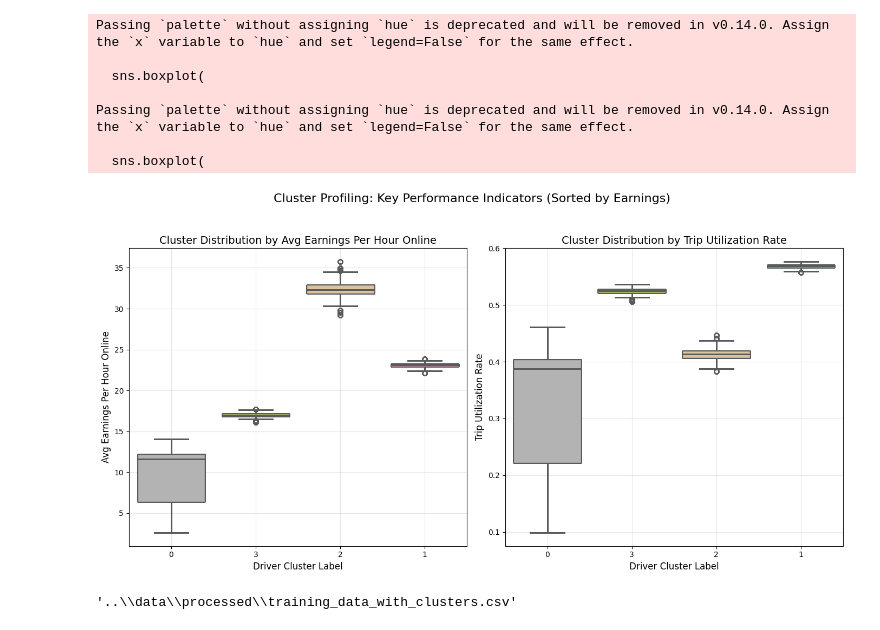
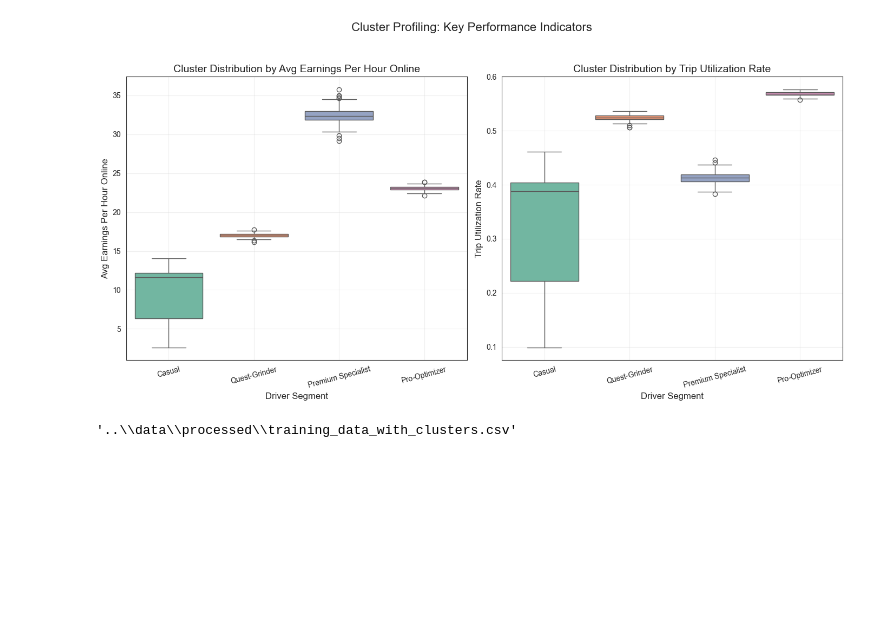
Before and after one commit to burhanhajee/uber-cohort-analysis, a Jupyter notebook: notebooks/03_model_analysis_and_storytelling.ipynb, the cells around one changed output. Saved outputs shown, nothing was run; the diff lists cells and outputs as text; code cells hidden in the pictures; blank space fills up the shorter version.

```diff
--- a/notebooks/03_model_analysis_and_storytelling.ipynb
+++ b/notebooks/03_model_analysis_and_storytelling.ipynb
@@ -78,37 +81,50 @@ plt.show()
 # %%
-# The optimized code:
+import matplotlib.pyplot as plt
+import seaborn as sns
+
+# 1. Define your cluster mapping
+cluster_dict = {
+    0: "Casual",
+    1: "Quest-Grinder",
+    2: "Premium Specialist",
+    3: "Pro-Optimizer"
+}
+
+# 2. Map the numbers to names in a new column
+df['cluster_name'] = df['cluster_label'].map(cluster_dict)
+
 features_to_check = ['avg_earnings_per_hour_online', 'trip_utilization_rate']
 
-# 1. Increased figure size for better vertical space
+# Increased figure size for better vertical space
 plt.figure(figsize=(14, 7))
 
 for i, col in enumerate(features_to_check):
-    # 2. Used (1, 2) layout for two plots
+    # Used (1, 2) layout for two plots
     plt.subplot(1, 2, i+1)
+
     sns.boxplot(
-        x='cluster_label',
+        x='cluster_name',      # Updated to use the new named column
         y=col,
         data=df,
         palette='Set2',
-        order=df.cluster_label # Apply the sorted order
+        # If your previous order was a list of unique numbers, map them here.
+        # Otherwise, you can just list the names in your preferred order:
+        order=["Casual", "Quest-Grinder", "Premium Specialist", "Pro-Optimizer"]
     )
+
     plt.title(f'Cluster Distribution by {col.replace("_", " ").title()}', fontsize=14)
-    plt.xlabel('Driver Cluster Label', fontsize=12)
+    plt.xlabel('Driver Segment', fontsize=12) # Updated to make more sense with names
     plt.ylabel(col.replace('_', ' ').title(), fontsize=12)
+
+    # 3. Added a slight rotation so the new longer names don't overlap
+    plt.xticks(rotation=15)
     plt.grid(True, alpha=0.3)
 
-plt.suptitle('Cluster Profiling: Key Performance Indicators (Sorted by Earnings)', y=1.02, fontsize=16)
+plt.suptitle('Cluster Profiling: Key Performance Indicators', y=1.02, fontsize=16)
 plt.tight_layout(rect=[0, 0, 1, 0.98])
 plt.show()
 # %% [output]
-Passing `palette` without assigning `hue` is deprecated and will be removed in v0.14.0. Assign the `x` variable to `hue` and set `legend=False` for the same effect.
-
-  sns.boxplot(
-
-Passing `palette` without assigning `hue` is deprecated and will be removed in v0.14.0. Assign the `x` variable to `hue` and set `legend=False` for the same effect.
-
-  sns.boxplot(
-[figure, old version]
+[figure, new version]
 # %%
 os.path.join("..", "data", "processed", "training_data_with_clusters.csv")
 # %% [output]
```
Also changed, not shown: parts of 9 cells of this notebook, 27 other files.
